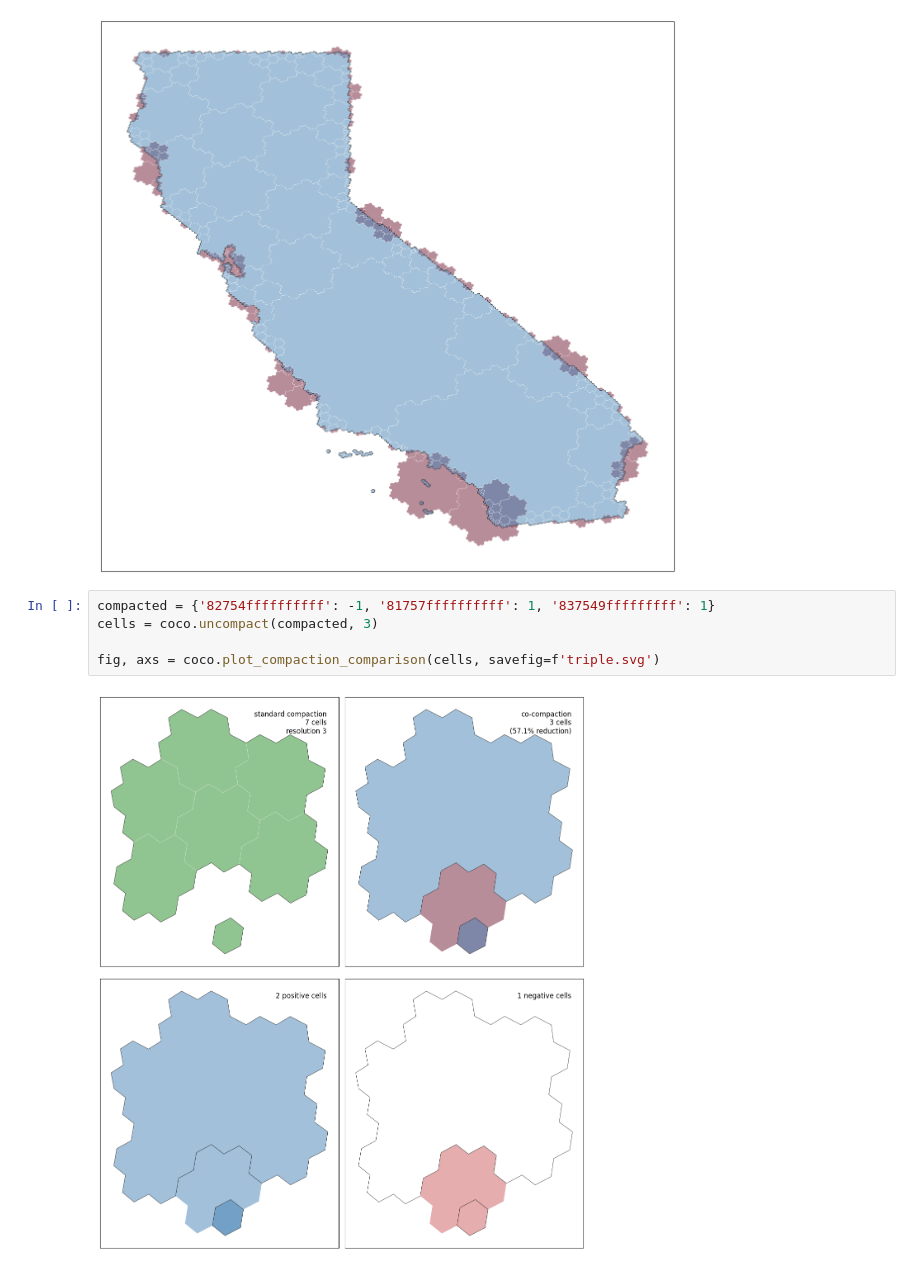
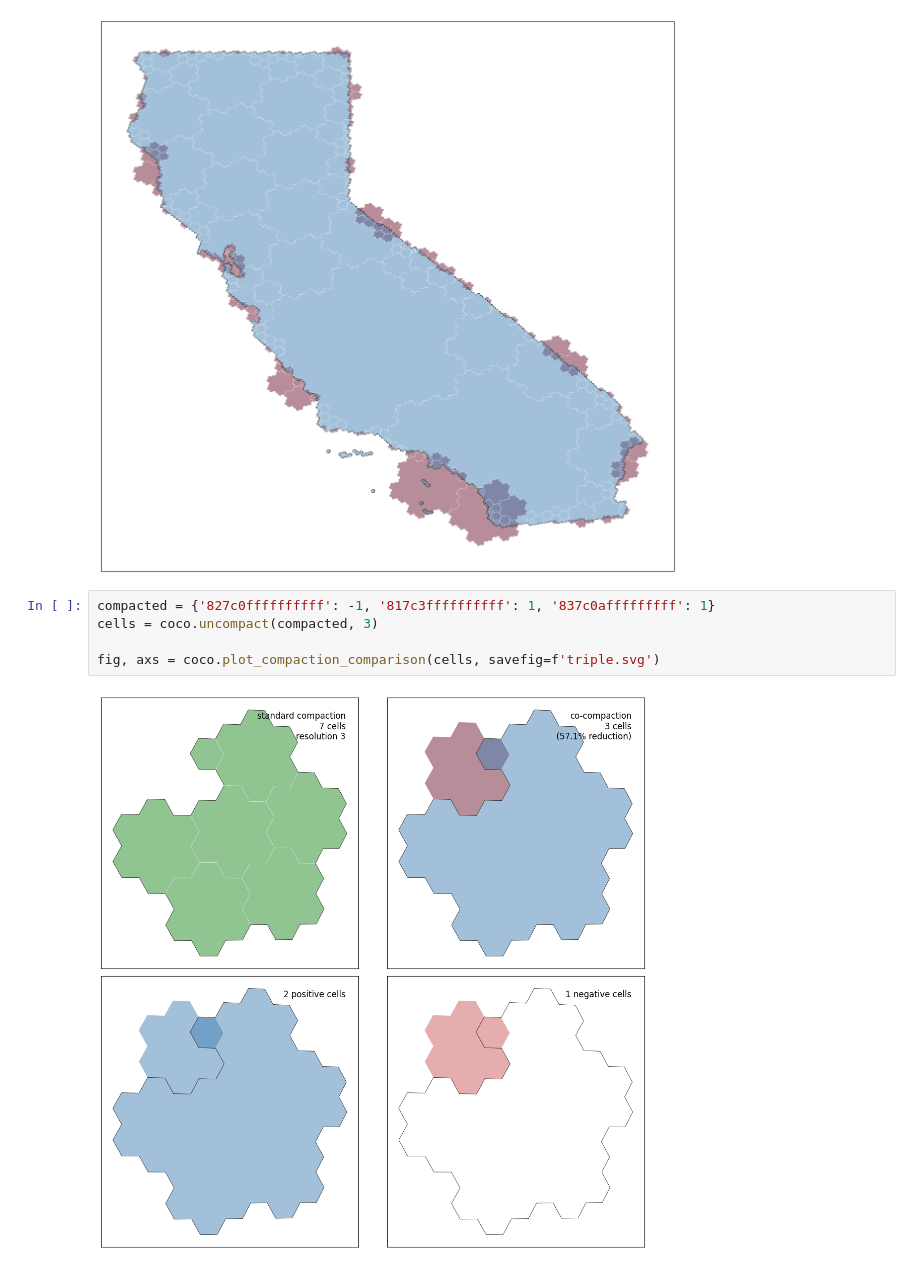
Before and after one commit to ajfriend/h3coco, a Jupyter notebook: notebooks/fancy.ipynb, the cells around one changed output. Drawn from its saved outputs; the diff is of its cells as text.

```diff
--- a/notebooks/fancy.ipynb
+++ b/notebooks/fancy.ipynb
@@ -14,12 +14,12 @@ fig, ax = coco.plot_cocompaction(cells)
 # %% [output]
 [figure]
 # %%
-compacted = {'82754ffffffffff': -1, '81757ffffffffff': 1, '837549fffffffff': 1}
+compacted = {'827c0ffffffffff': -1, '817c3ffffffffff': 1, '837c0afffffffff': 1}
 cells = coco.uncompact(compacted, 3)
 
 fig, axs = coco.plot_compaction_comparison(cells, savefig=f'triple.svg')
 # %% [output]
-[figure, old version]
+[figure, new version]
 # %%
 import h3
 
```
Also changed, not shown: parts of 2 cells of this notebook, 1 other file.
